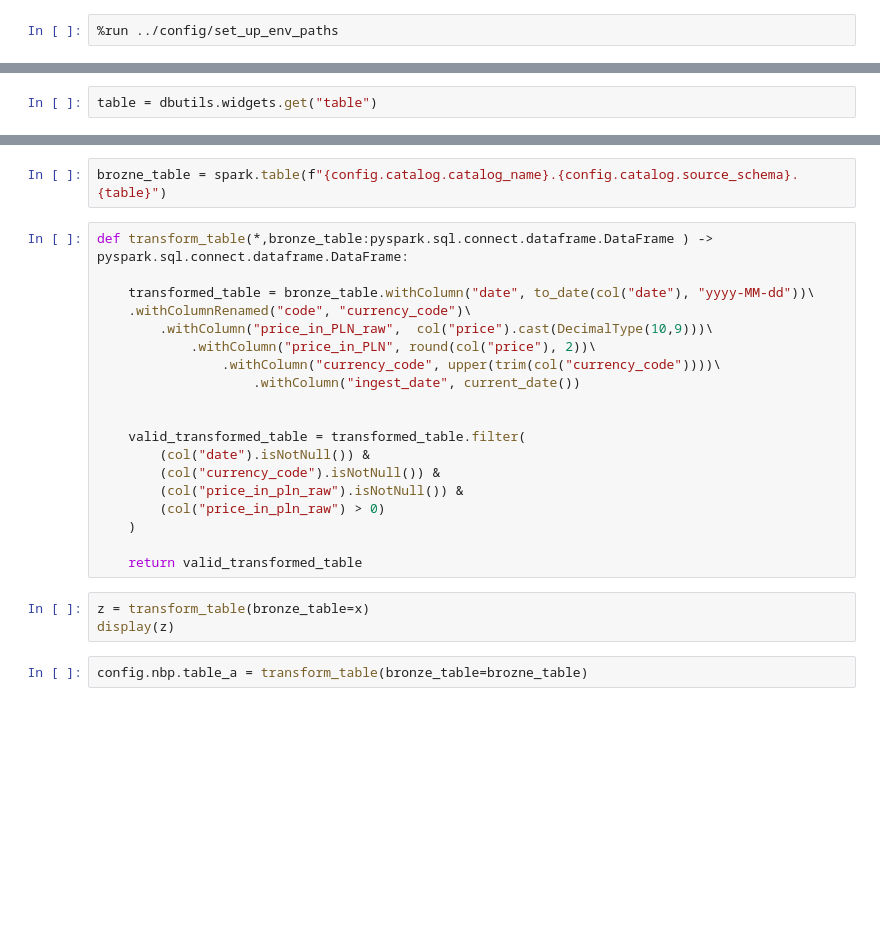
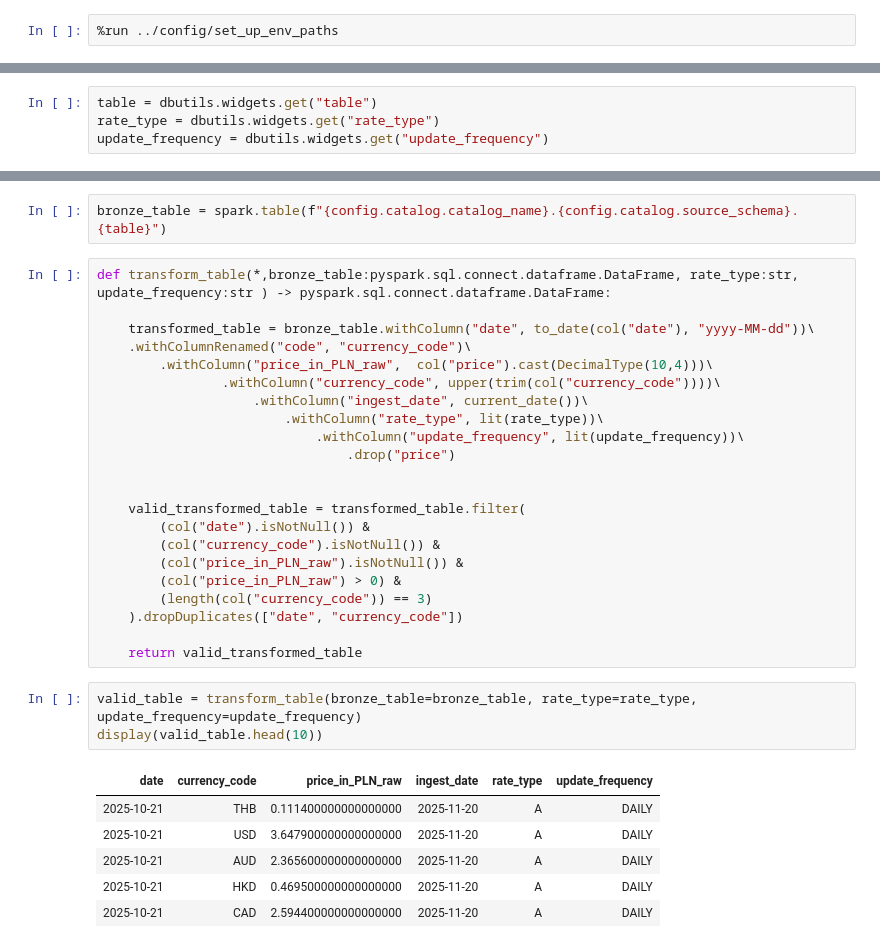
Before and after one commit to Jan-Dyndor/Life_ETL, a Jupyter notebook: ETL/Silver_Layer_Autoloader.ipynb, the cells around one changed output, grey strips where cells are left out. Drawn from its saved outputs; the diff is of its cells as text; blank space fills up the shorter version.

```diff
--- a/ETL/Silver_Layer_Autoloader.ipynb
+++ b/ETL/Silver_Layer_Autoloader.ipynb
@@ -13,2 +10,4 @@ display(x.head(4))
 # %%
 table = dbutils.widgets.get("table")
+rate_type = dbutils.widgets.get("rate_type")
+update_frequency = dbutils.widgets.get("update_frequency")
@@ -15,27 +32,35 @@ table = dbutils.widgets.get("table")
 # %%
-brozne_table = spark.table(f"{config.catalog.catalog_name}.{config.catalog.source_schema}.{table}")
+bronze_table = spark.table(f"{config.catalog.catalog_name}.{config.catalog.source_schema}.{table}")
 # %%
-def transform_table(*,bronze_table:pyspark.sql.connect.dataframe.DataFrame ) -> pyspark.sql.connect.dataframe.DataFrame:
+def transform_table(*,bronze_table:pyspark.sql.connect.dataframe.DataFrame, rate_type:str, update_frequency:str ) -> pyspark.sql.connect.dataframe.DataFrame:
 
     transformed_table = bronze_table.withColumn("date", to_date(col("date"), "yyyy-MM-dd"))\
     .withColumnRenamed("code", "currency_code")\
-        .withColumn("price_in_PLN_raw",  col("price").cast(DecimalType(10,9)))\
-            .withColumn("price_in_PLN", round(col("price"), 2))\
+        .withColumn("price_in_PLN_raw",  col("price").cast(DecimalType(10,4)))\
                 .withColumn("currency_code", upper(trim(col("currency_code"))))\
-                    .withColumn("ingest_date", current_date())
+                    .withColumn("ingest_date", current_date())\
+                        .withColumn("rate_type", lit(rate_type))\
+                            .withColumn("update_frequency", lit(update_frequency))\
+                                .drop("price")
 
 
     valid_transformed_table = transformed_table.filter(
         (col("date").isNotNull()) &
         (col("currency_code").isNotNull()) &
-        (col("price_in_pln_raw").isNotNull()) &
-        (col("price_in_pln_raw") > 0)
-    )
+        (col("price_in_PLN_raw").isNotNull()) &
+        (col("price_in_PLN_raw") > 0) &
+        (length(col("currency_code")) == 3)
+    ).dropDuplicates(["date", "currency_code"])
 
     return valid_transformed_table
-# %%
-z = transform_table(bronze_table=x)
-display(z)
-# %%
-config.nbp.table_a = transform_table(bronze_table=brozne_table)
+# %%
+valid_table = transform_table(bronze_table=bronze_table, rate_type=rate_type, update_frequency=update_frequency)
+display(valid_table.head(10))
+# %% [output]
+| date | currency_code | price_in_PLN_raw | ingest_date | rate_type | update_frequency |
+| 2025-10-21 | THB | 0.111400000000000000 | 2025-11-20 | A | DAILY |
+| 2025-10-21 | USD | 3.647900000000000000 | 2025-11-20 | A | DAILY |
+| 2025-10-21 | AUD | 2.365600000000000000 | 2025-11-20 | A | DAILY |
+| 2025-10-21 | HKD | 0.469500000000000000 | 2025-11-20 | A | DAILY |
+| 2025-10-21 | CAD | 2.594400000000000000 | 2025-11-20 | A | DAILY |
 # %%
```
Also changed, not shown: parts of 4 cells of this notebook, 3 other files.
